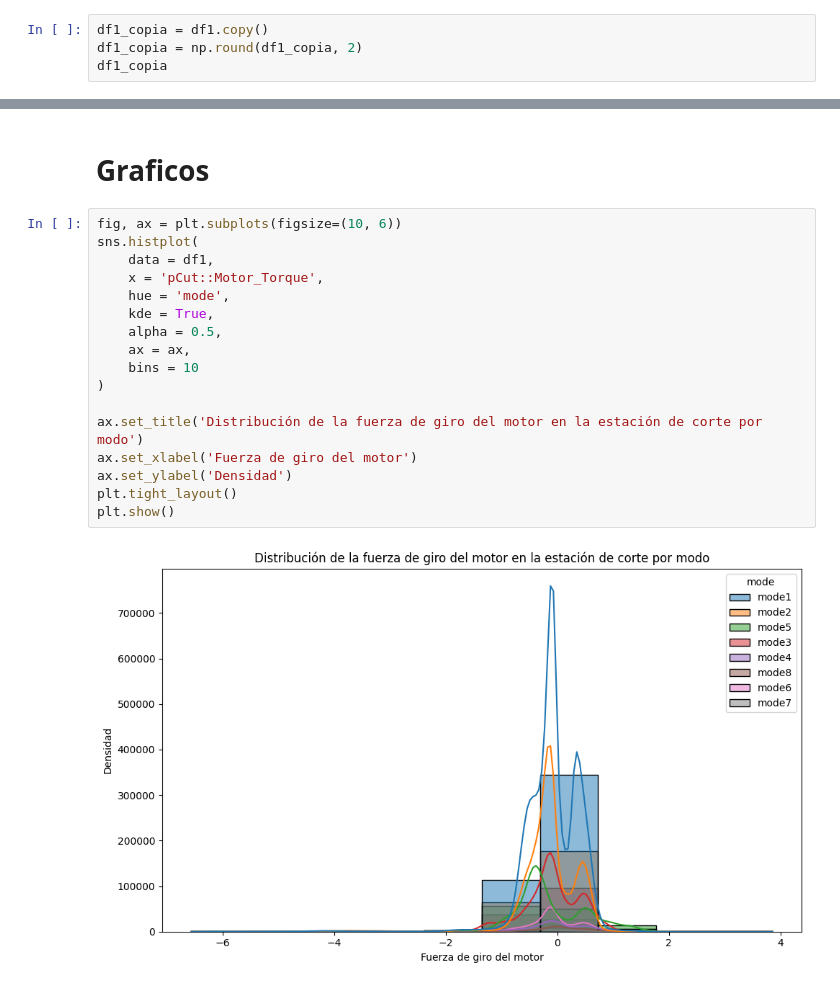
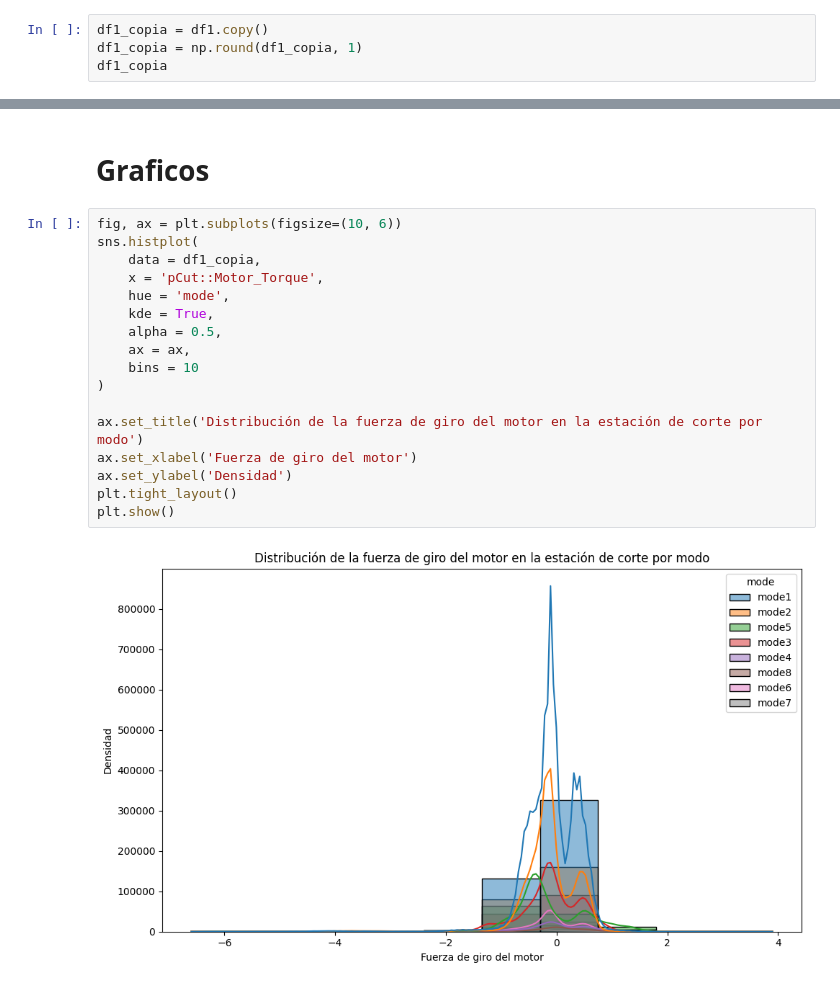
Before and after one commit to maketas1/CuartetoCalavera, a Jupyter notebook: proyecto_Jaime.ipynb, the cells around one changed output, grey strips where cells are left out. Drawn from its saved outputs; the diff is of its cells as text.

```diff
--- a/proyecto_Jaime.ipynb
+++ b/proyecto_Jaime.ipynb
@@ -68,7 +68,7 @@ Name: count, Length: 517, dtype: int64
 # Ejercicio 3
 # %%
 df1_copia = df1.copy()
-df1_copia = np.round(df1_copia, 2)
+df1_copia = np.round(df1_copia, 1)
 df1_copia
 # %% [output]
 |  | timestamp | pCut::Motor_Torque | pCut::CTRL_Position_controller::L... | pCut::CTRL_Position_controller::A... | pCut::CTRL_Position_controller::A... | ... |
@@ -217,22 +217,22 @@ memory usage: 113.5 MB
 # %%
 fig, ax = plt.subplots(figsize=(10, 6))
 sns.histplot(
-    data = df1,
+    data = df1_copia,
     x = 'pCut::Motor_Torque',
     hue = 'mode',
     kde = True,
     alpha = 0.5,
     ax = ax,
     bins = 10
 )
 
 ax.set_title('Distribución de la fuerza de giro del motor en la estación de corte por modo')
 ax.set_xlabel('Fuerza de giro del motor')
 ax.set_ylabel('Densidad')
 plt.tight_layout()
 plt.show()
 # %% [output]
-[figure, old version]
+[figure, new version]
 # %%
 fig, ax = plt.subplots(figsize=(10, 6))
 sns.histplot(
```
Also changed, not shown: parts of 18 cells of this notebook.
